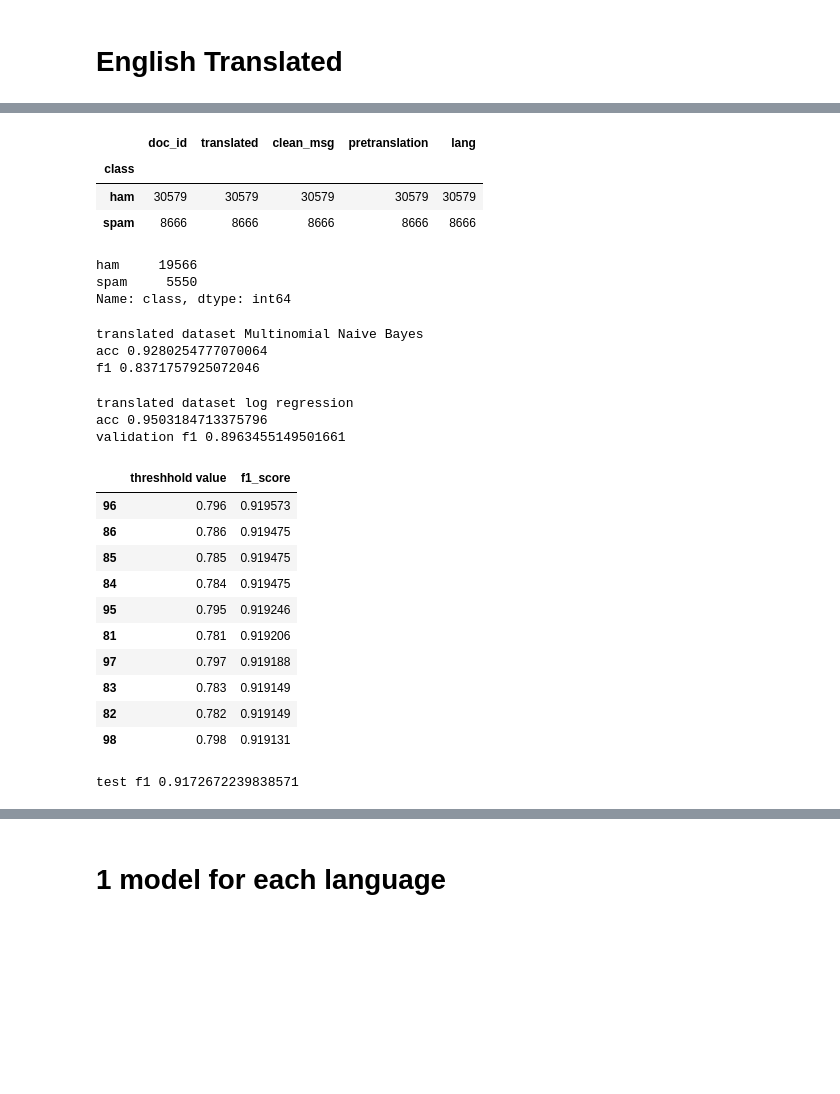
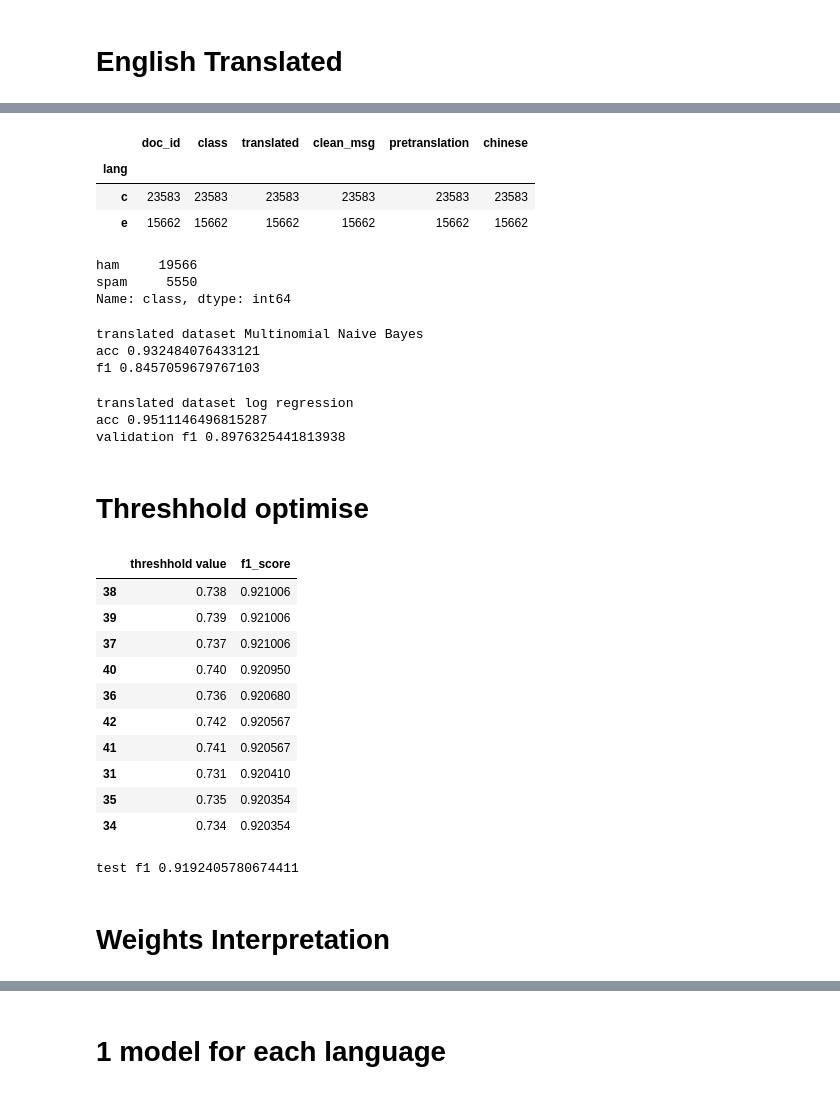
Before and after one commit to Jumpkan/DSA4266_Grp2, a Jupyter notebook: preprocessing_logreg_naive_bayes_tfidvec.ipynb, the cells around one changed output, grey strips where cells are left out. Saved outputs shown, nothing was run; the diff lists cells and outputs as text; code cells hidden in the pictures; blank space fills up the shorter version.

```diff
--- a/preprocessing_logreg_naive_bayes_tfidvec.ipynb
+++ b/preprocessing_logreg_naive_bayes_tfidvec.ipynb
@@ -16,7 +18,6 @@ data=pd.read_pickle('C:/Users/forgo/Desktop/dsa4266/full_df_en_processed.pkl').r
 temp=pd.read_pickle('C:/Users/forgo/Desktop/dsa4266/full_df.pkl').reset_index()
 data=data.merge(temp[['doc_id','pretranslation']],how='left',on='doc_id').drop_duplicates('pretranslation').drop_duplicates('clean_msg')
 # data=data[['class','processed']].drop_duplicates().rename(columns={'processed':'clean_msg'})
-data['lang']=data['doc_id'].apply(lambda x: x[6])
+
 data=data[data['clean_msg']!=''].reset_index(drop=True)
-data
 # %% [output]
@@ -36,10 +37,15 @@ data
+# %%
+cn_word=re.compile("[\u4e00-\u9FFF]")
+data['chinese']=data['pretranslation'].apply(lambda x: ''.join([word for word in x if cn_word.match(word)]))
+# %%
+data['lang']=data['chinese'].apply(lambda x: 'c' if len(x)>2 else 'e')
 # %%
-data.groupby('class').count()
+data.groupby('lang').count()
 # %% [output]
-|  | doc_id | translated | clean_msg | pretranslation | lang |
-| class |  |  |  |  |  |
-| ham | 30579 | 30579 | 30579 | 30579 | 30579 |
-| spam | 8666 | 8666 | 8666 | 8666 | 8666 |
+|  | doc_id | class | translated | clean_msg | pretranslation | chinese |
+| lang |  |  |  |  |  |  |
+| c | 23583 | 23583 | 23583 | 23583 | 23583 | 23583 |
+| e | 15662 | 15662 | 15662 | 15662 | 15662 | 15662 |
 # %%
 # en_regex = re.compile('[^a-zA-Z ]')
 # d = enchant.Dict("en_US")
@@ -112,8 +118,8 @@ print('f1',f1_score(y_val.to_list(), y_pred_class,pos_label="spam"))
 # metrics.confusion_matrix(y_test, y_pred_class)
 # %% [output]
 translated dataset Multinomial Naive Bayes
-acc 0.9280254777070064
-f1 0.8371757925072046
+acc 0.932484076433121
+f1 0.8457059679767103
 # %%
 logreg = LogisticRegression(solver='liblinear')
 logreg.fit(X_train_dtm, y_train)
@@ -125,8 +131,10 @@ print('acc',metrics.accuracy_score(y_val, y_pred_class))
 print('validation f1',f1_score(y_val.to_list(), y_pred_class,pos_label="spam"))
 # %% [output]
 translated dataset log regression
-acc 0.9503184713375796
-validation f1 0.8963455149501661
+acc 0.9511146496815287
+validation f1 0.8976325441813938
+# %% [markdown]
+# Threshhold optimise
 # %%
 a=[]
 b=[]
@@ -139,22 +147,24 @@ thresh_hold_table=pd.DataFrame({'threshhold value':a,'f1_score':b}).sort_values(
 thresh_hold_table
 # %% [output]
 |  | threshhold value | f1_score |
-| 96 | 0.796 | 0.919573 |
-| 86 | 0.786 | 0.919475 |
-| 85 | 0.785 | 0.919475 |
-| 84 | 0.784 | 0.919475 |
-| 95 | 0.795 | 0.919246 |
-| 81 | 0.781 | 0.919206 |
-| 97 | 0.797 | 0.919188 |
-| 83 | 0.783 | 0.919149 |
-| 82 | 0.782 | 0.919149 |
-| 98 | 0.798 | 0.919131 |
+| 38 | 0.738 | 0.921006 |
+| 39 | 0.739 | 0.921006 |
+| 37 | 0.737 | 0.921006 |
+| 40 | 0.740 | 0.920950 |
+| 36 | 0.736 | 0.920680 |
+| 42 | 0.742 | 0.920567 |
+| 41 | 0.741 | 0.920567 |
+| 31 | 0.731 | 0.920410 |
+| 35 | 0.735 | 0.920354 |
+| 34 | 0.734 | 0.920354 |
 # %%
 y_pred_prob = logreg.predict_proba(X_test_dtm)[:, 1]
 opt_predicted=pd.Series(y_pred_prob).apply(lambda x: 'spam' if x>thresh_hold_table.iloc[0,0] else 'ham')
 print('test f1',f1_score(y_test.to_list(), opt_predicted,pos_label="spam"))
 # %% [output]
-test f1 0.9172672239838571
+test f1 0.9192405780674411
+# %% [markdown]
+# Weights Interpretation
 # %%
 sample=pd.concat([data[data['class']=='ham'].sample(8666),data[data['class']=='spam']])
 # %%
```
Also changed, not shown: parts of 11 cells of this notebook, 1 other file.
